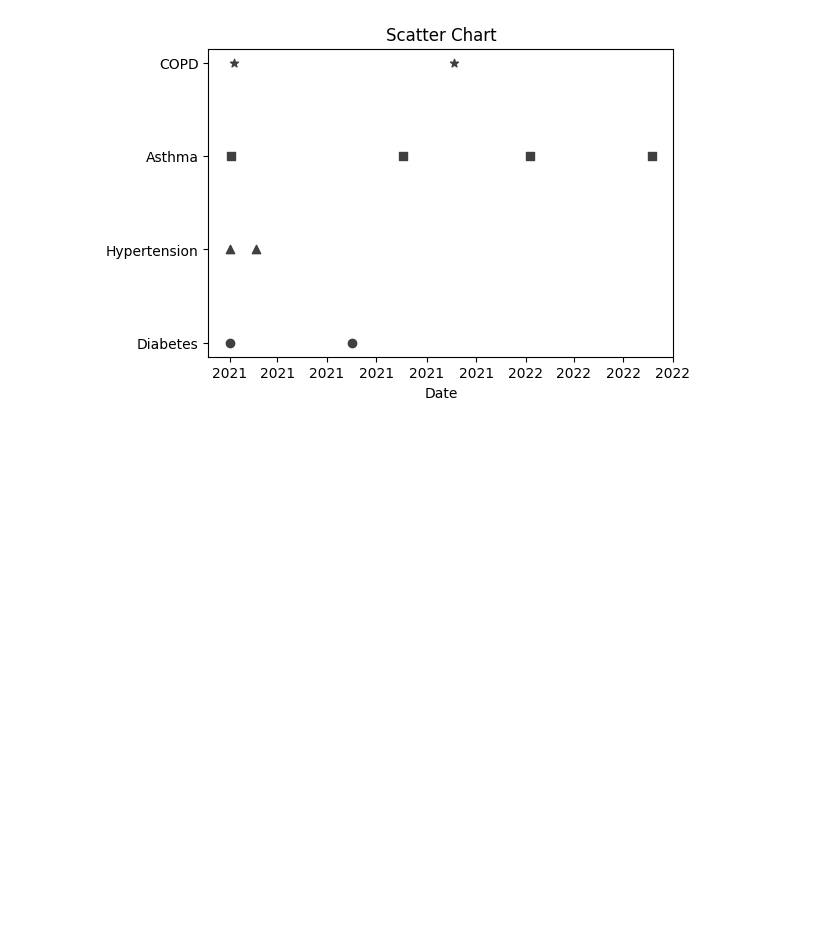
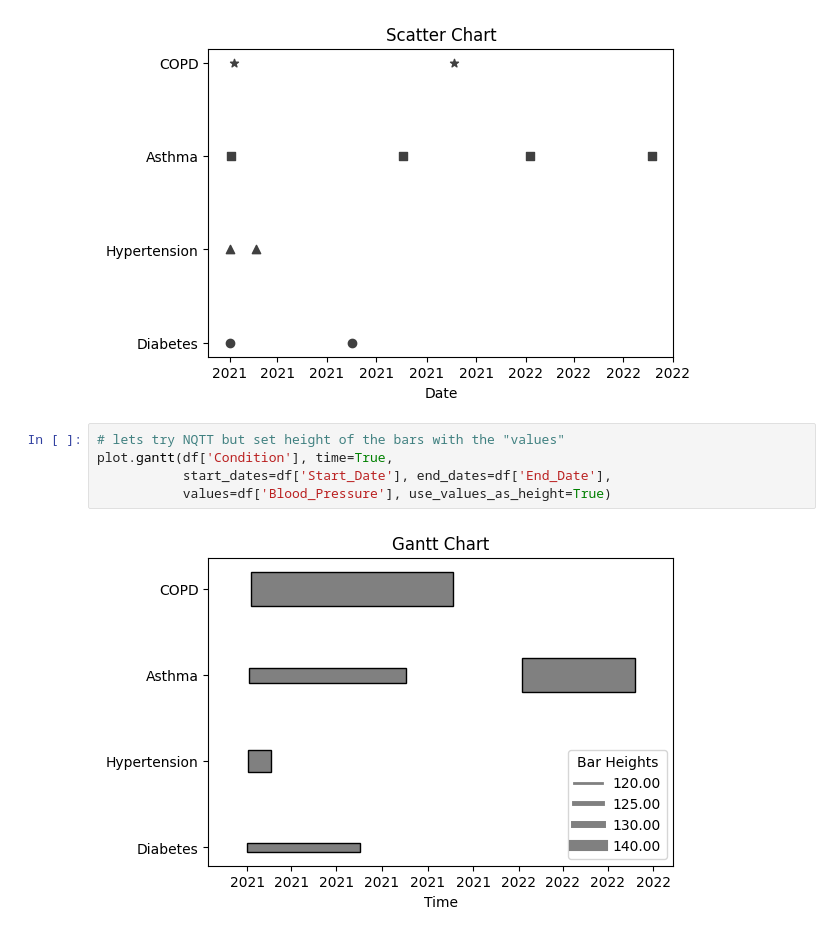
Before and after one commit to layik/dynairxvis, a Jupyter notebook: notebooks/get_started.ipynb, the cells around one changed output. Saved outputs shown, nothing was run; the diff lists cells and outputs as text; blank space fills up the shorter version.

```diff
--- a/notebooks/get_started.ipynb
+++ b/notebooks/get_started.ipynb
@@ -142,3 +142,10 @@ NQT charts...
 [figure]
 [figure]
 [figure]
+# %%
+# lets try NQTT but set height of the bars with the "values"
+plot.gantt(df['Condition'], time=True,
+           start_dates=df['Start_Date'], end_dates=df['End_Date'],
+           values=df['Blood_Pressure'], use_values_as_height=True)
+# %% [output]
+[figure, added]
```
Also changed, not shown: parts of 4 cells of this notebook, 3 other files.
